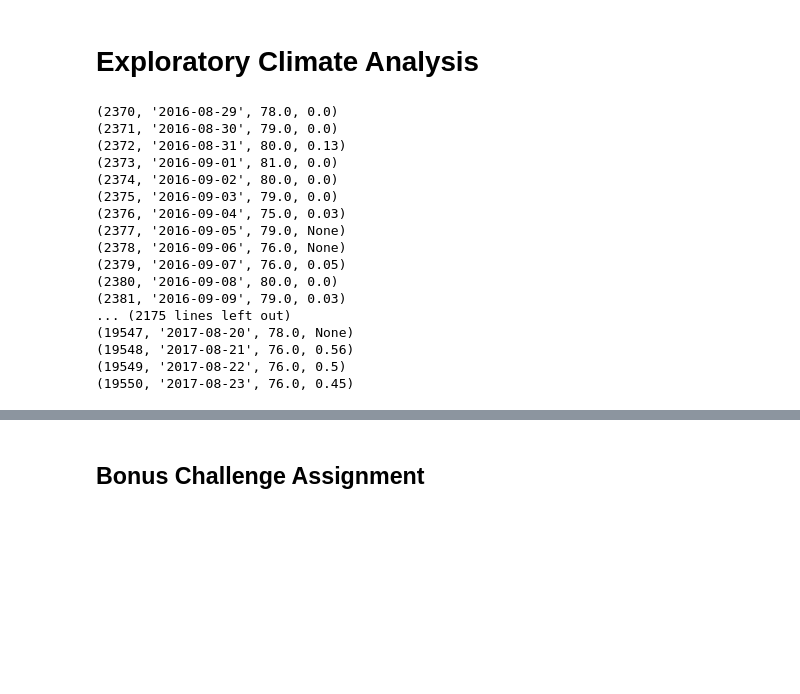
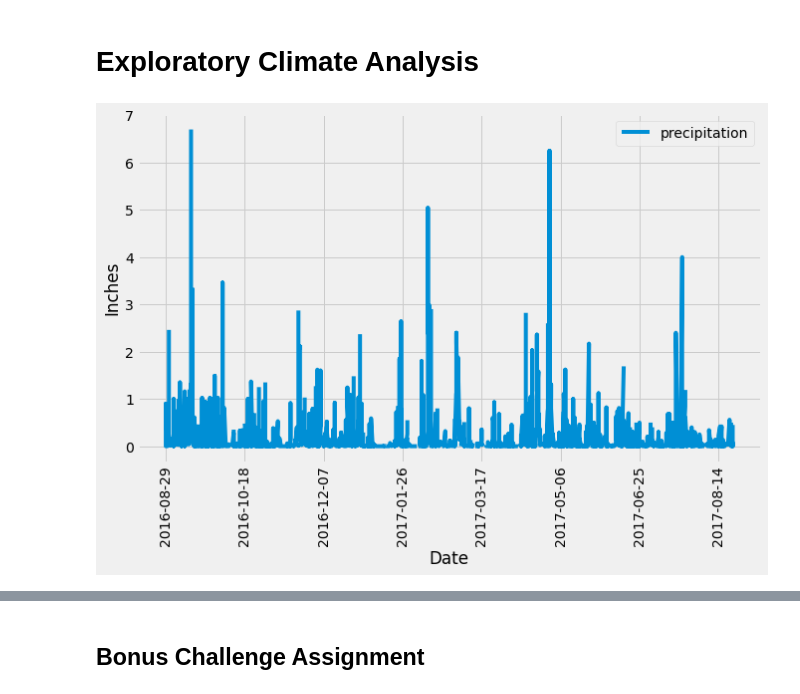
Before and after one commit to i-am-phoenix/rice-btcmp-hw10-sqlalchemy-challenge, a Jupyter notebook: climate_starter.ipynb, the cells around one changed output, grey strips where cells are left out. Cells and saved outputs as stored; diff of their text form; code cells hidden in the pictures; blank space fills up the shorter version.

```diff
--- a/climate_starter.ipynb
+++ b/climate_starter.ipynb
@@ -44,39 +45,39 @@ session = Session(engine)
 # %%
 # Design a query to retrieve the last 12 months of precipitation data and plot the results
 # then we output actual values
 
 # Calculate the date 1 year ago from the last data point in the database
 date_12_mnth_earlier = datetime.strptime(max(session.query(measurement.date))[0], '%Y-%m-%d') - dt.timedelta(12 * 30)
 
 # Perform a query to retrieve the data and precipitation scores
-for row in session.query(measurement.id,
-                         measurement.date,
-                         measurement.tobs,
-                         measurement.prcp).filter(measurement.date>=date_12_mnth_earlier):
-    print(row)
+# for row in session.query(measurement.id,
+#                          measurement.date,
+#                          measurement.tobs,
+#                          measurement.prcp).filter(measurement.date>=date_12_mnth_earlier):
+#     print(row)
 
 # Save the query results as a Pandas DataFrame and set the index to the date column
+climate_dic = (session.query(measurement.date, measurement.prcp, measurement.station, measurement.tobs).filter(measurement.date>=date_12_mnth_earlier))
+climate_df = pd.DataFrame.from_dict(climate_dic)
+climate_df= pd.DataFrame(climate_df).set_index('date')
 
 # Sort the dataframe by date
+climate_df=climate_df.sort_index()
+climate_df
 
 # Use Pandas Plotting with Matplotlib to plot the data
+fig = plt.figure(figsize=(10,6))
+ax=fig.add_subplot(1,1,1)
+plt.plot(climate_df['prcp'], label='precipitation')
+plt.xticks(rotation=90)
+# plt.locator_params()
+ax.xaxis.set_major_locator(plt.MaxNLocator(9))
+plt.xlabel('Date')
+plt.ylabel('Inches')
+plt.legend()
+plt.tight_layout
+plt.savefig("Images/precipitation_own.png")
 # %% [output]
-(2370, '2016-08-29', 78.0, 0.0)
-(2371, '2016-08-30', 79.0, 0.0)
-(2372, '2016-08-31', 80.0, 0.13)
-(2373, '2016-09-01', 81.0, 0.0)
-(2374, '2016-09-02', 80.0, 0.0)
-(2375, '2016-09-03', 79.0, 0.0)
-(2376, '2016-09-04', 75.0, 0.03)
-(2377, '2016-09-05', 79.0, None)
-(2378, '2016-09-06', 76.0, None)
-(2379, '2016-09-07', 76.0, 0.05)
-(2380, '2016-09-08', 80.0, 0.0)
-(2381, '2016-09-09', 79.0, 0.03)
-... (2175 lines left out)
-(19547, '2017-08-20', 78.0, None)
-(19548, '2017-08-21', 76.0, 0.56)
-(19549, '2017-08-22', 76.0, 0.5)
-(19550, '2017-08-23', 76.0, 0.45)
+[figure, added]
 # %%
 # Use Pandas to calcualte the summary statistics for the precipitation data
```
Also changed, not shown: parts of 6 cells of this notebook, 2 other files.
